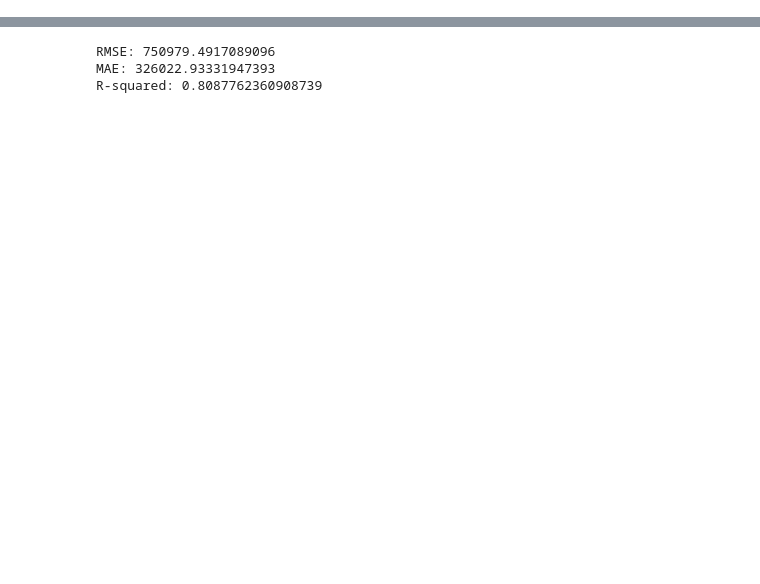
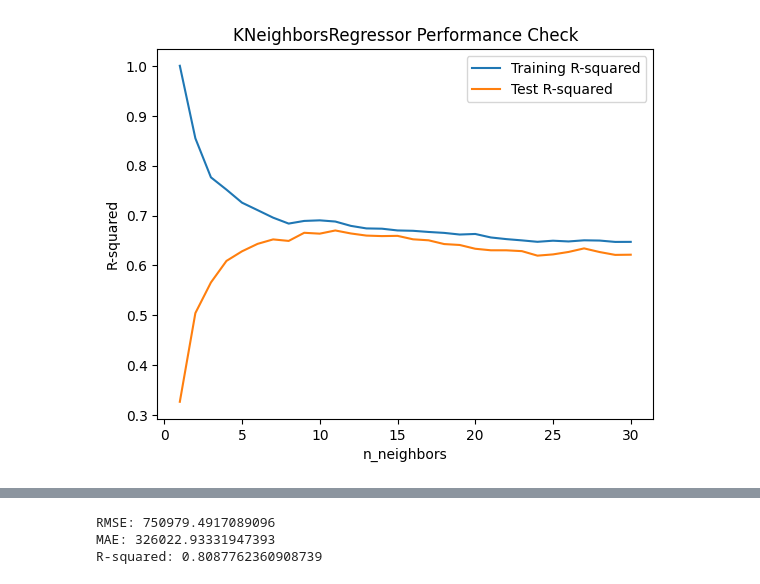
Before and after one commit to Dacon-ai-RunningFive/Dacon-AI, a Jupyter notebook: movie/notebooks/modeling/modeling.ipynb, the cells around one changed output, grey strips where cells are left out. Saved outputs shown, nothing was run; the diff lists cells and outputs as text; code cells hidden in the pictures; blank space fills up the shorter version.

```diff
--- a/movie/notebooks/modeling/modeling.ipynb
+++ b/movie/notebooks/modeling/modeling.ipynb
@@ -127,0 +127,20 @@ R-squared: 0.3969621029041389
+# %%
+# 성능 시각화
+train_r2_scores = []
+test_r2_scores = []
+n_neighbors_range = range(1, 31)
+for n_neighbors in n_neighbors_range:
+    knn = KNeighborsRegressor(n_neighbors=n_neighbors)
+    knn.fit(X_train, y_train)
+    train_r2_scores.append(r2_score(y_train, knn.predict(X_train)))
+    test_r2_scores.append(r2_score(y_test, knn.predict(X_test)))
+
+plt.plot(n_neighbors_range, train_r2_scores, label="Training R-squared")
+plt.plot(n_neighbors_range, test_r2_scores, label="Test R-squared")
+plt.legend()
+plt.xlabel("n_neighbors")
+plt.ylabel("R-squared")
+plt.title("KNeighborsRegressor Performance Check")
+plt.show()
+# %% [output]
+[figure, added]
```
Also changed, not shown: parts of 36 cells of this notebook, 2 other files.
